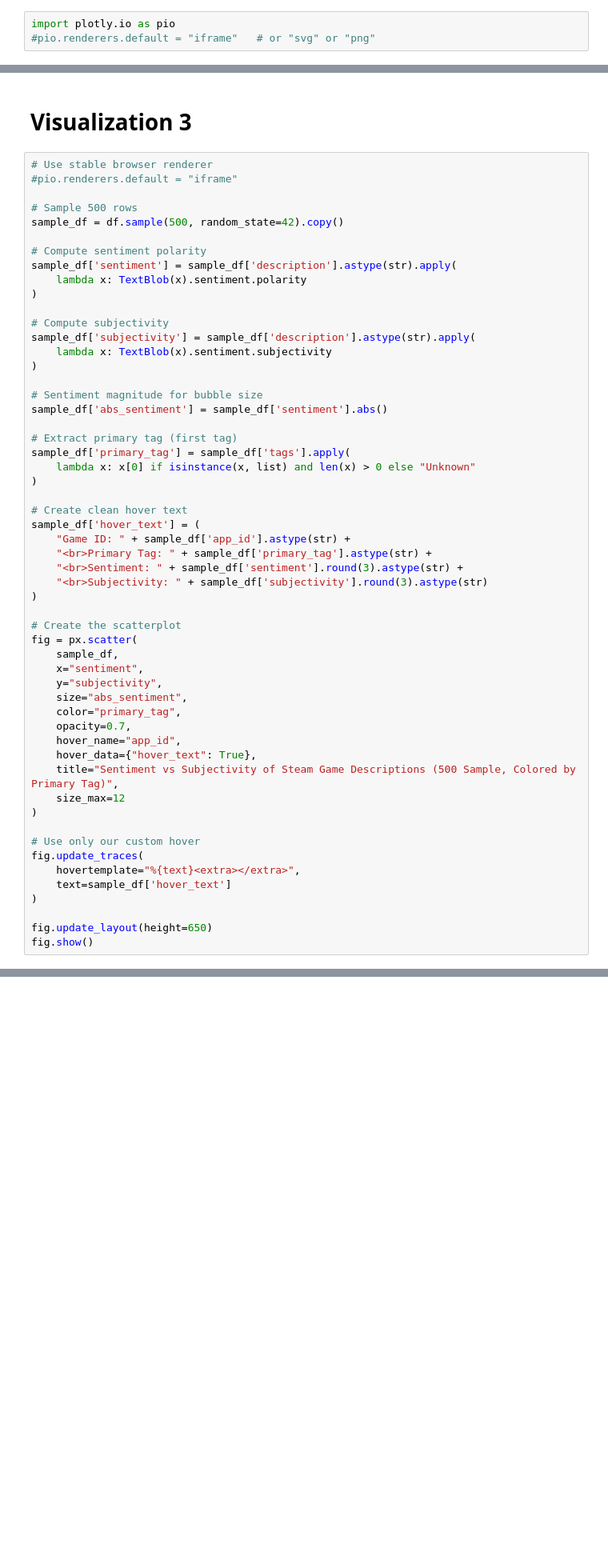
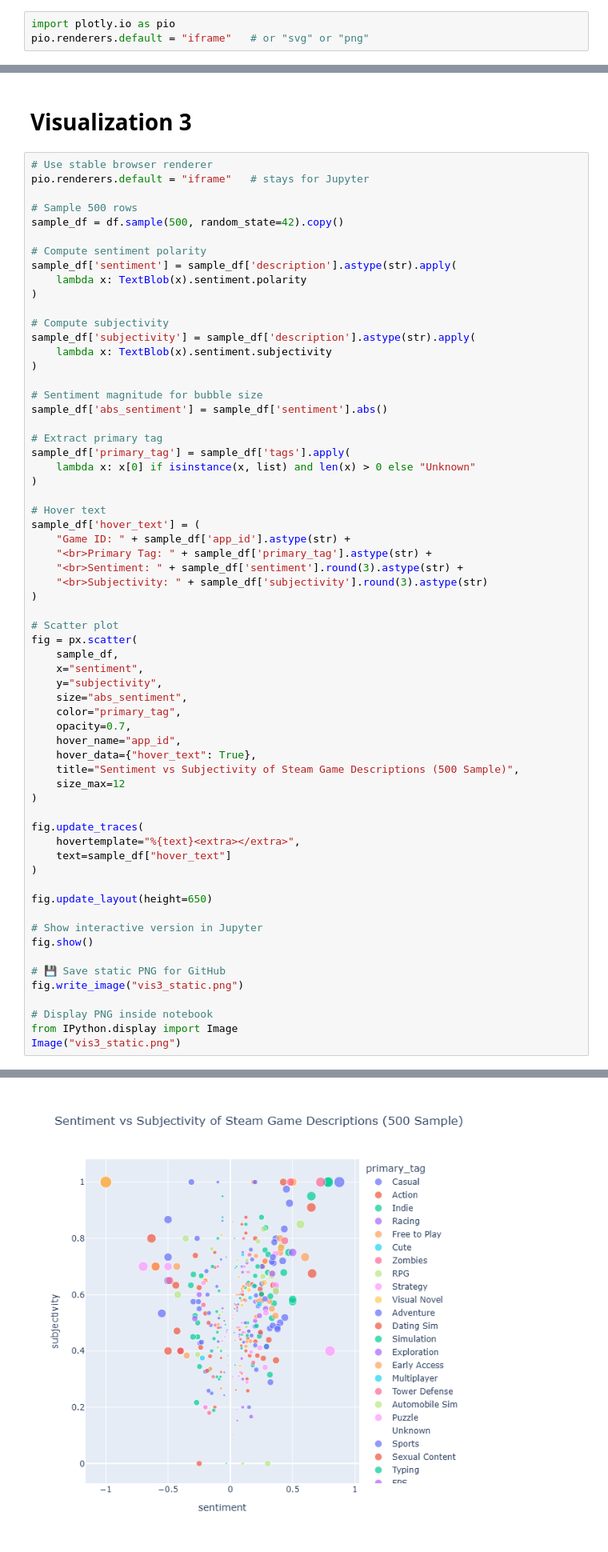
Before and after one commit to Zoro2131/DataVisualizationLabs, a Jupyter notebook: 4.3 Visualizing Text Data.ipynb, the cells around one changed output, grey strips where cells are left out. Shown at 80% size. Cells and saved outputs as stored; diff of their text form; blank space fills up the shorter version.

Commit message:
updated text

```diff
--- a/4.3 Visualizing Text Data.ipynb
+++ b/4.3 Visualizing Text Data.ipynb
@@ -1,6 +1,6 @@
 # %%
 import plotly.io as pio
-#pio.renderers.default = "iframe"   # or "svg" or "png"
+pio.renderers.default = "iframe"   # or "svg" or "png"
 # %% [markdown]
 # Lab Instructions
 
@@ -122,7 +122,7 @@ Words like “world,” “new,” “adventure,” and “story” reflect the
 # Visualization 3
 # %%
 # Use stable browser renderer
-#pio.renderers.default = "iframe"
+pio.renderers.default = "iframe"   # stays for Jupyter
 
 # Sample 500 rows
 sample_df = df.sample(500, random_state=42).copy()
@@ -140,43 +140,52 @@ sample_df['subjectivity'] = sample_df['description'].astype(str).apply(
 # Sentiment magnitude for bubble size
 sample_df['abs_sentiment'] = sample_df['sentiment'].abs()
 
-# Extract primary tag (first tag)
+# Extract primary tag
 sample_df['primary_tag'] = sample_df['tags'].apply(
     lambda x: x[0] if isinstance(x, list) and len(x) > 0 else "Unknown"
 )
 
-# Create clean hover text
+# Hover text
 sample_df['hover_text'] = (
     "Game ID: " + sample_df['app_id'].astype(str) +
     "<br>Primary Tag: " + sample_df['primary_tag'].astype(str) +
     "<br>Sentiment: " + sample_df['sentiment'].round(3).astype(str) +
     "<br>Subjectivity: " + sample_df['subjectivity'].round(3).astype(str)
 )
 
-# Create the scatterplot
+# Scatter plot
 fig = px.scatter(
     sample_df,
     x="sentiment",
     y="subjectivity",
     size="abs_sentiment",
     color="primary_tag",
     opacity=0.7,
     hover_name="app_id",
     hover_data={"hover_text": True},
-    title="Sentiment vs Subjectivity of Steam Game Descriptions (500 Sample, Colored by Primary Tag)",
+    title="Sentiment vs Subjectivity of Steam Game Descriptions (500 Sample)",
     size_max=12
 )
 
-# Use only our custom hover
 fig.update_traces(
     hovertemplate="%{text}<extra></extra>",
-    text=sample_df['hover_text']
+    text=sample_df["hover_text"]
 )
 
 fig.update_layout(height=650)
+
+# Show interactive version in Jupyter
 fig.show()
+
+# 💾 Save static PNG for GitHub
+fig.write_image("vis3_static.png")
+
+# Display PNG inside notebook
+from IPython.display import Image
+Image("vis3_static.png")
 # %% [output]
 [interactive output not drawn]
+[figure, added]
 # %% [markdown]
 # Explanation
 This chart maps Steam game descriptions by their sentiment and subjectivity, with colors showing primary genre tags. Bubble size reflects how strong the sentiment is. The visualization opens in a web browser to ensure full, reliable rendering outside JupyterLab.
```
Also changed, not shown: parts of 1 cell of this notebook.
